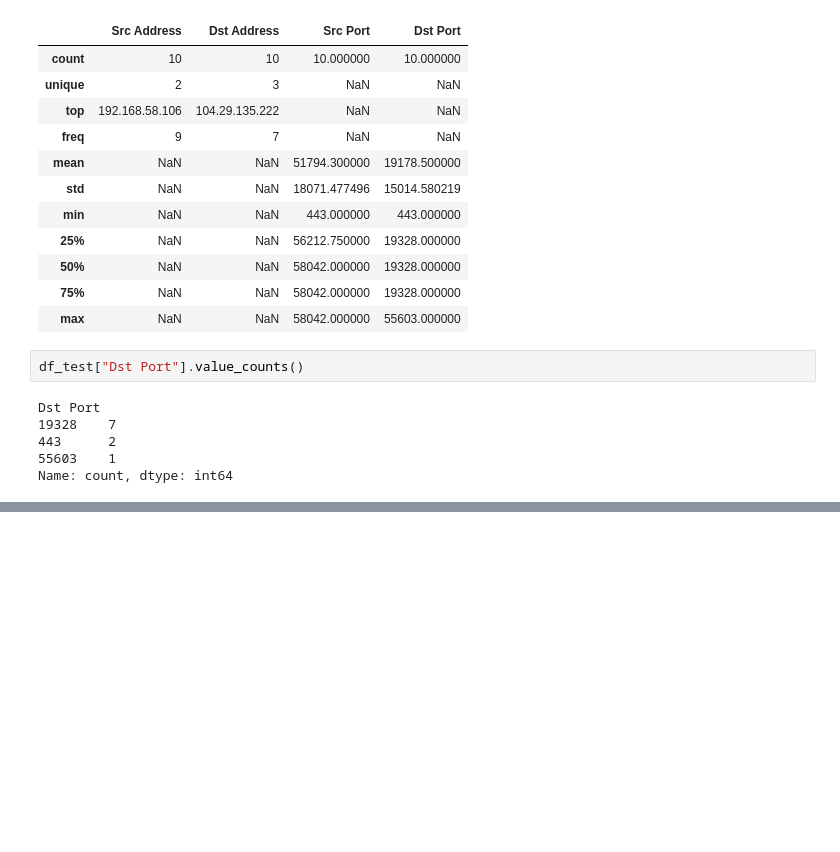
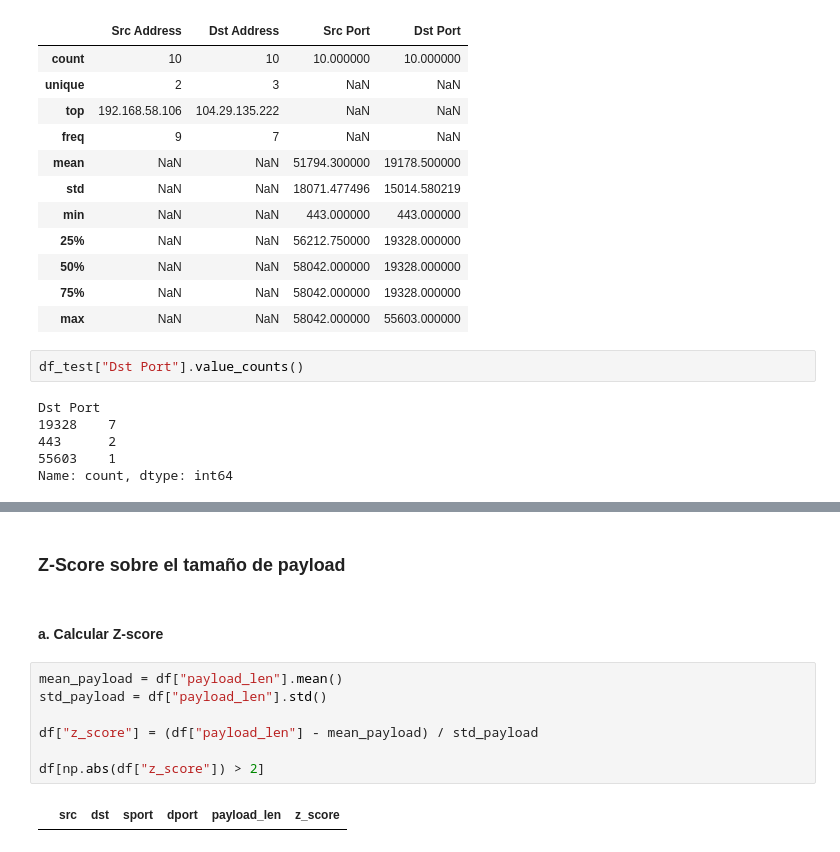
Before and after one commit to EdwinOrtegaK/Lab05_SDS, a Jupyter notebook: network_analysis_scapy.ipynb, the cells around one changed output, grey strips where cells are left out. Cells and saved outputs as stored; diff of their text form; blank space fills up the shorter version.

```diff
--- a/network_analysis_scapy.ipynb
+++ b/network_analysis_scapy.ipynb
@@ -320,0 +324,13 @@ plt.show()
+# %% [markdown]
+### Z-Score sobre el tamaño de payload
+# %% [markdown]
+#### a. Calcular Z-score
+# %%
+mean_payload = df["payload_len"].mean()
+std_payload = df["payload_len"].std()
+
+df["z_score"] = (df["payload_len"] - mean_payload) / std_payload
+
+df[np.abs(df["z_score"]) > 2]
+# %% [output]
+|  | src | dst | sport | dport | payload_len | z_score |
```
Also changed, not shown: parts of 44 cells of this notebook.
